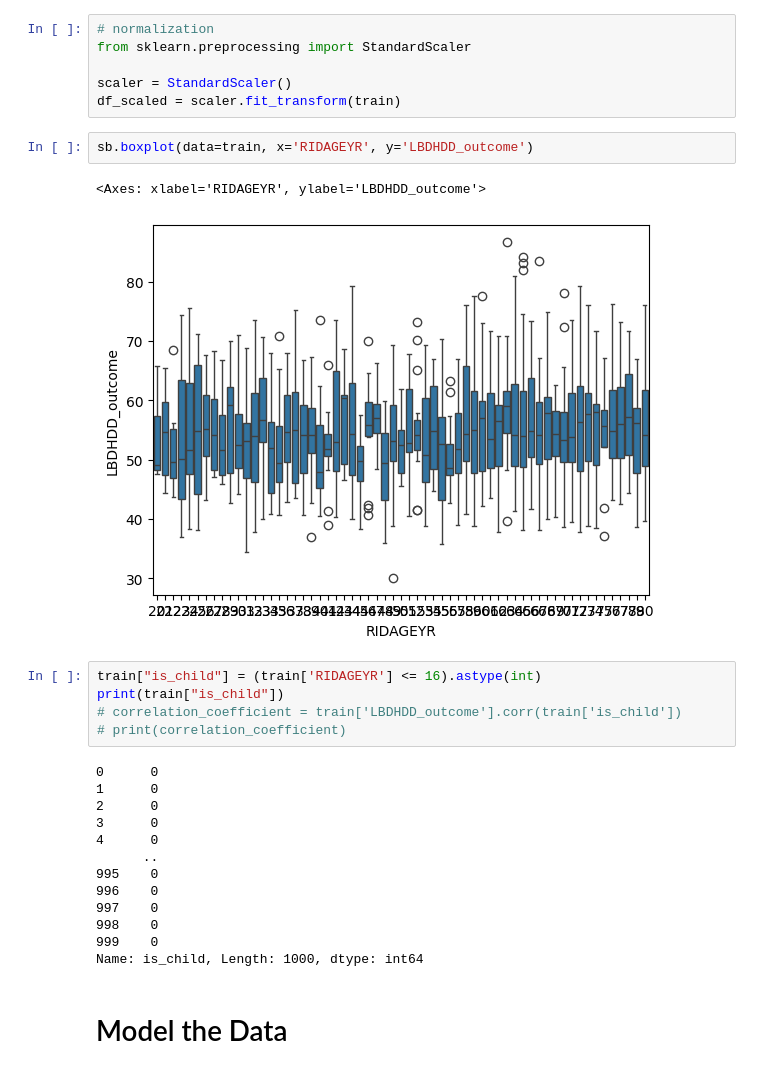
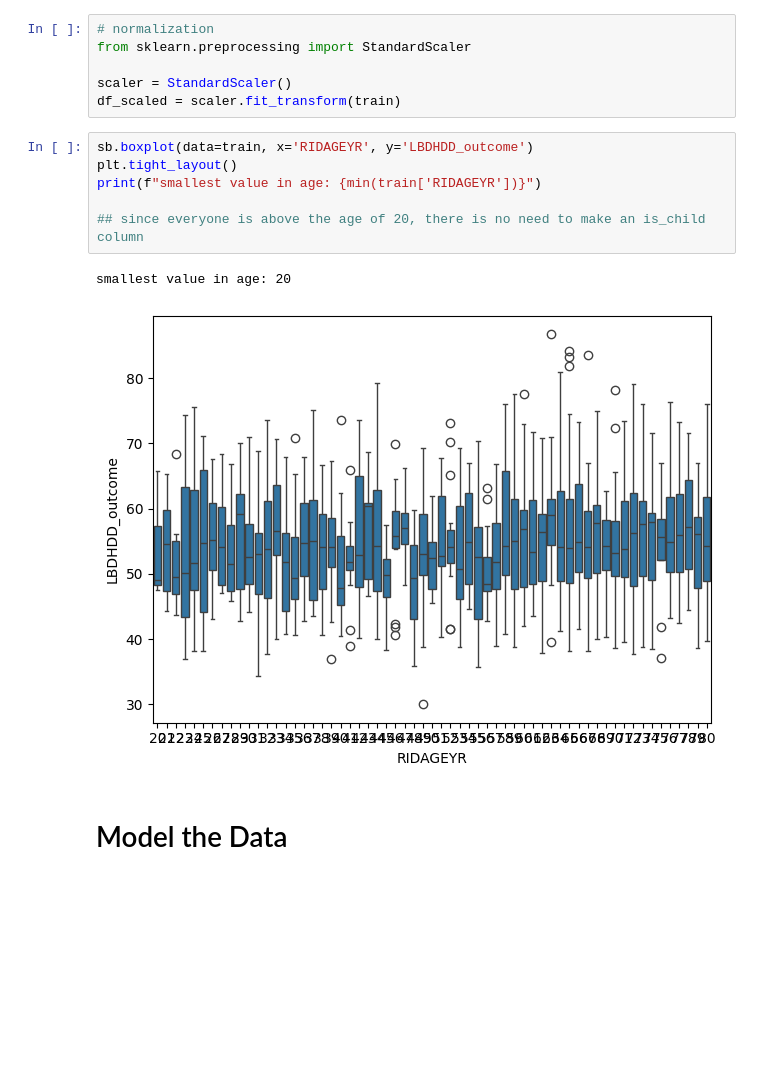
Before and after one commit to mandiiiwu/asa_challenge, a Jupyter notebook: deepnote/asa_challenge/notebook.ipynb, the cells around one changed output. Saved outputs shown, nothing was run; the diff lists cells and outputs as text; blank space fills up the shorter version.

```diff
--- a/deepnote/asa_challenge/notebook.ipynb
+++ b/deepnote/asa_challenge/notebook.ipynb
@@ -379,29 +379,15 @@ from sklearn.preprocessing import StandardScaler
 
 scaler = StandardScaler()
 df_scaled = scaler.fit_transform(train)
-# %%
-sb.boxplot(data=train, x='RIDAGEYR', y='LBDHDD_outcome')
-# %% [output]
-<Axes: xlabel='RIDAGEYR', ylabel='LBDHDD_outcome'>
-[figure, removed]
-# %%
-train["is_child"] = (train['RIDAGEYR'] <= 16).astype(int)
-print(train["is_child"])
-# correlation_coefficient = train['LBDHDD_outcome'].corr(train['is_child'])
-# print(correlation_coefficient)
-# %% [output]
-0      0
-1      0
-2      0
-3      0
-4      0
-      ..
-995    0
-996    0
-997    0
-998    0
-999    0
-Name: is_child, Length: 1000, dtype: int64
+# %%
+sb.boxplot(data=train, x='RIDAGEYR', y='LBDHDD_outcome')
+plt.tight_layout()
+print(f"smallest value in age: {min(train['RIDAGEYR'])}")
+
+## since everyone is above the age of 20, there is no need to make an is_child column
+# %% [output]
+smallest value in age: 20
+[figure, added]
 # %% [markdown]
 #  Model the Data
 # %%
```
